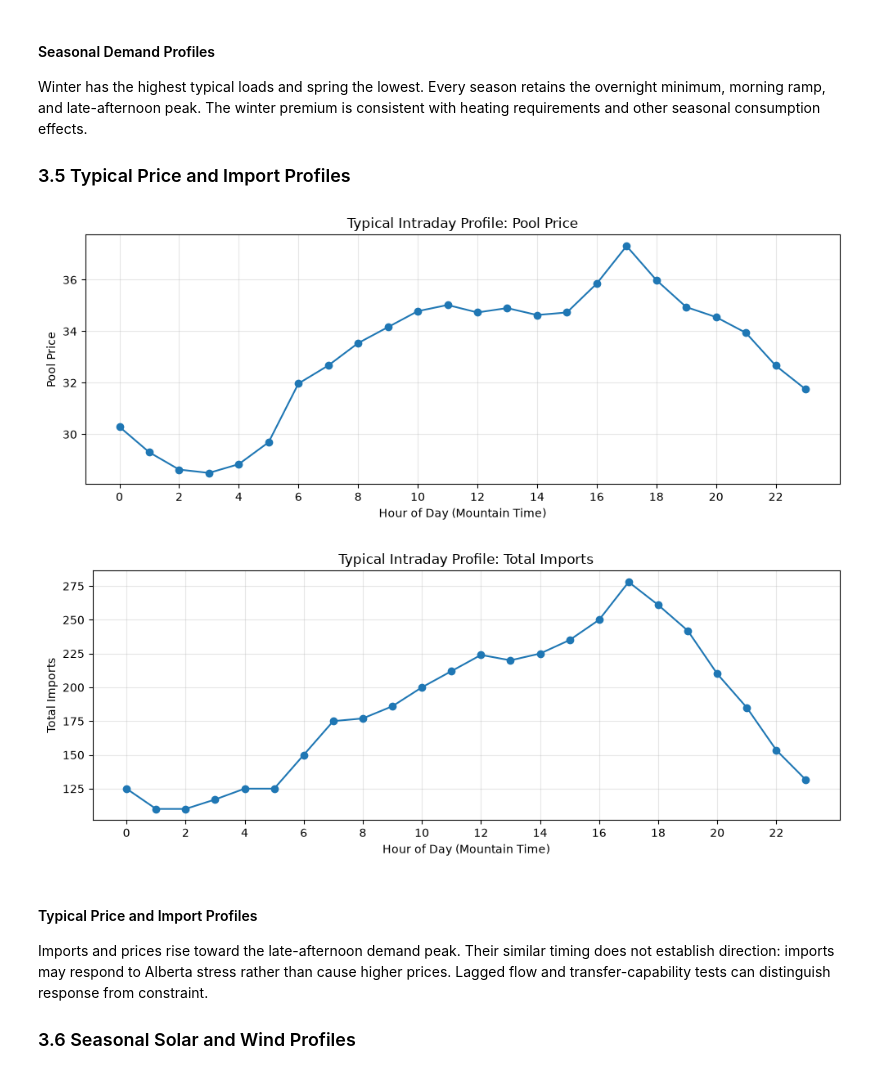
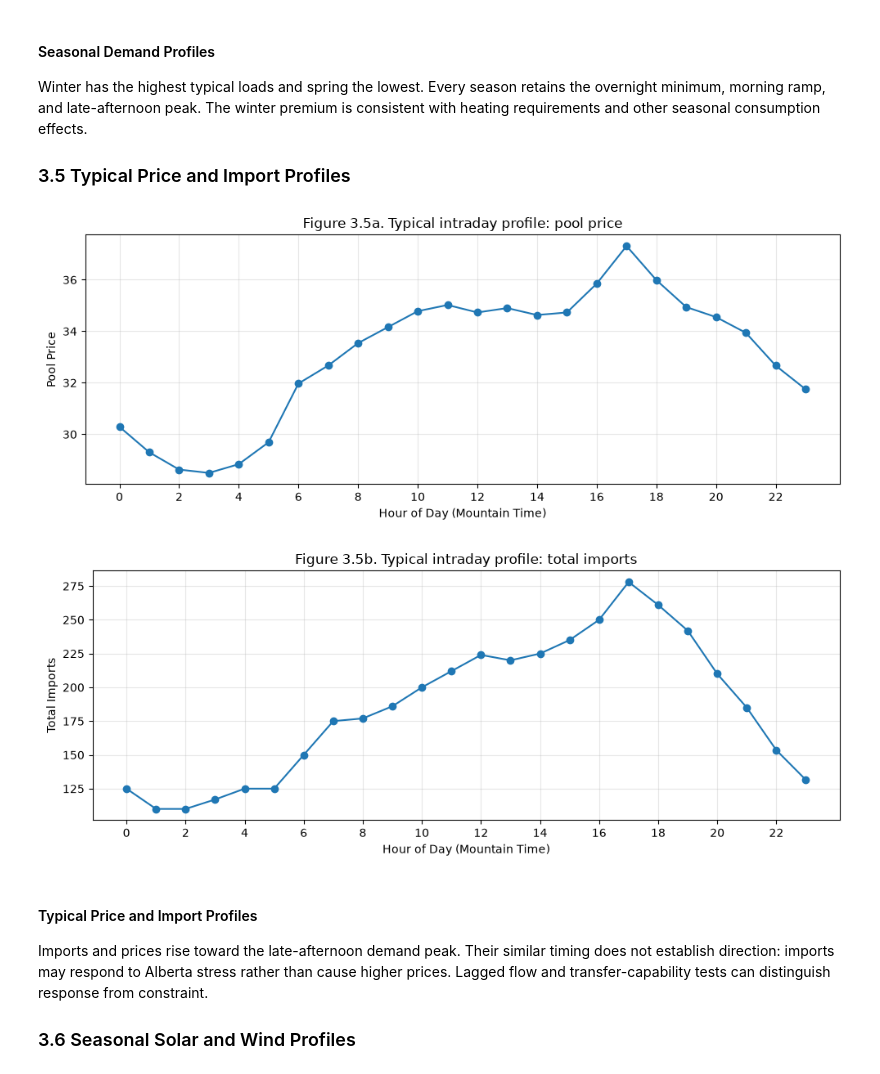
Before and after one commit to bhasein/alberta_power_markets_project, a Jupyter notebook: notebooks/01_Understanding_the_Alberta_Electricity_Market.ipynb, the cells around one changed output. Cells and saved outputs as stored; diff of their text form; code cells hidden in the pictures.

```diff
--- a/notebooks/01_Understanding_the_Alberta_Electricity_Market.ipynb
+++ b/notebooks/01_Understanding_the_Alberta_Electricity_Market.ipynb
@@ -1038,7 +1038,7 @@ ax.axhline(
     linewidth=1,
 )
 
-ax.set_title("Year-over-Year Change in Reported Maximum Capacity")
+ax.set_title("Figure 2.5. Year-over-year change in reported maximum capacity")
 ax.set_xlabel("Year")
 ax.set_ylabel("Capacity Change (MW)")
 
@@ -1536,7 +1536,7 @@ for season in seasonal_load_profile.columns:
         label=season,
     )
 
-ax.set_title("Seasonal Intraday Load Profiles")
+ax.set_title("Figure 3.4. Seasonal intraday load profiles")
 ax.set_xlabel("Hour of Day (Mountain Time)")
 ax.set_ylabel("Average Load (MW)")
 ax.set_xticks(range(0, 24, 2))
@@ -1559,36 +1559,44 @@ Winter has the highest typical loads and spring the lowest. Every season retains
 # ---------------------------------------------------------------------
 
 profile_variables = {
     "Pool Price": "pool_price",
     "Total Imports": "total_imports_mw",
+}
+
+profile_figure_numbers = {
+    "Pool Price": "3.5a",
+    "Total Imports": "3.5b",
 }
 
 for label, column in profile_variables.items():
 
     profile = (
         master.groupby("hour_alberta")[column]
         .median()
     )
 
     fig, ax = plt.subplots(figsize=(10, 4))
 
     ax.plot(
         profile.index,
         profile.values,
         marker="o",
     )
 
-    ax.set_title(f"Typical Intraday Profile: {label}")
+    ax.set_title(
+        f"Figure {profile_figure_numbers[label]}. "
+        f"Typical intraday profile: {label.lower()}"
+    )
     ax.set_xlabel("Hour of Day (Mountain Time)")
     ax.set_ylabel(label)
     ax.set_xticks(range(0, 24, 2))
     ax.grid(alpha=0.3)
 
     plt.tight_layout()
     plt.show()
 # %% [output]
-[figure, old version]
+[figure, new version]
-[figure, old version]
+[figure, new version]
 # %% [markdown]
 #### Typical Price and Import Profiles
 
```
Also changed, not shown: parts of 36 cells of this notebook.
